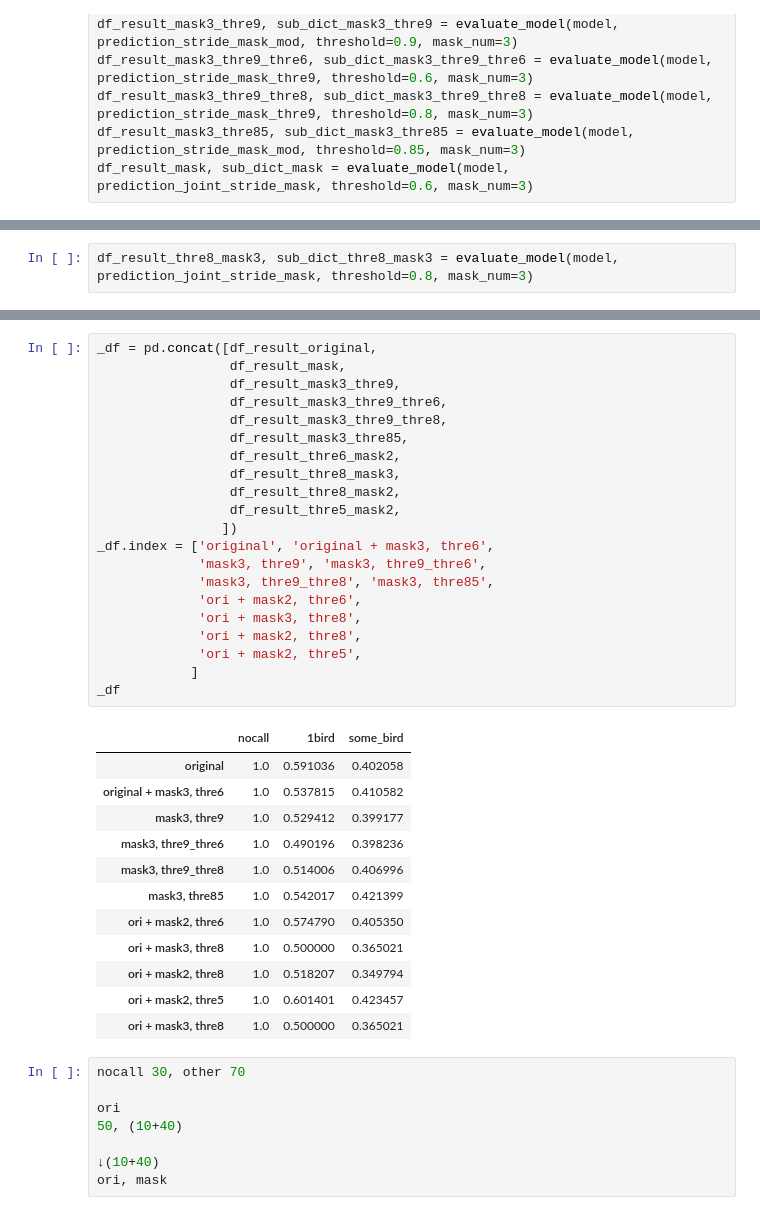
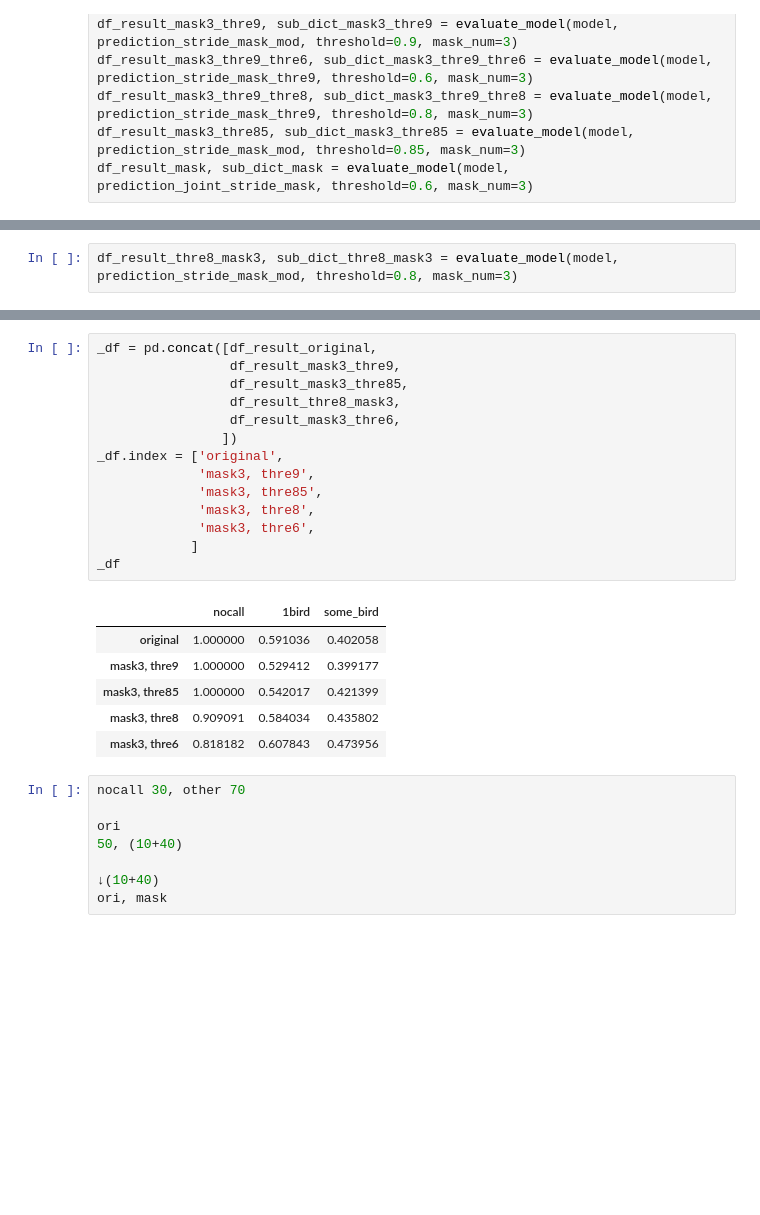
Before and after one commit to fkubota/kaggle-Cornell-Birdcall-Identification, a Jupyter notebook: nb/048_evaluate_stride_mask.ipynb, the cells around one changed output, grey strips where cells are left out. Saved outputs shown, nothing was run; the diff lists cells and outputs as text; blank space fills up the shorter version.

```diff
--- a/nb/048_evaluate_stride_mask.ipynb
+++ b/nb/048_evaluate_stride_mask.ipynb
@@ -2062,7 +2073,7 @@ df_result_thre5_mask2, sub_dict_thre5_mask2 = evaluate_model(model, prediction_j
 [interactive output not drawn]
 [interactive output not drawn]
 # %%
-df_result_thre8_mask3, sub_dict_thre8_mask3 = evaluate_model(model, prediction_joint_stride_mask, threshold=0.8, mask_num=3)
+df_result_thre8_mask3, sub_dict_thre8_mask3 = evaluate_model(model, prediction_stride_mask_mod, threshold=0.8, mask_num=3)
 # %% [output]
 [interactive output not drawn]
 [interactive output not drawn]
@@ -2070,37 +2087,24 @@ df_result_thre8_mask3, sub_dict_thre8_mask3 = evaluate_model(model, prediction_j
 # %%
 _df = pd.concat([df_result_original,
-                 df_result_mask,
                  df_result_mask3_thre9,
-                 df_result_mask3_thre9_thre6,
-                 df_result_mask3_thre9_thre8,
                  df_result_mask3_thre85,
-                 df_result_thre6_mask2,
                  df_result_thre8_mask3,
-                 df_result_thre8_mask2,
-                 df_result_thre5_mask2,
+                 df_result_mask3_thre6,
                 ])
-_df.index = ['original', 'original + mask3, thre6',
-             'mask3, thre9', 'mask3, thre9_thre6',
-             'mask3, thre9_thre8', 'mask3, thre85',
-             'ori + mask2, thre6',
-             'ori + mask3, thre8',
-             'ori + mask2, thre8',
-             'ori + mask2, thre5',
+_df.index = ['original',
+             'mask3, thre9',
+             'mask3, thre85',
+             'mask3, thre8',
+             'mask3, thre6',
             ]
 _df
 # %% [output]
 |  | nocall | 1bird | some_bird |
-| original | 1.0 | 0.591036 | 0.402058 |
-| original + mask3, thre6 | 1.0 | 0.537815 | 0.410582 |
-| mask3, thre9 | 1.0 | 0.529412 | 0.399177 |
-| mask3, thre9_thre6 | 1.0 | 0.490196 | 0.398236 |
-| mask3, thre9_thre8 | 1.0 | 0.514006 | 0.406996 |
-| mask3, thre85 | 1.0 | 0.542017 | 0.421399 |
-| ori + mask2, thre6 | 1.0 | 0.574790 | 0.405350 |
-| ori + mask3, thre8 | 1.0 | 0.500000 | 0.365021 |
-| ori + mask2, thre8 | 1.0 | 0.518207 | 0.349794 |
-| ori + mask2, thre5 | 1.0 | 0.601401 | 0.423457 |
-| ori + mask3, thre8 | 1.0 | 0.500000 | 0.365021 |
+| original | 1.000000 | 0.591036 | 0.402058 |
+| mask3, thre9 | 1.000000 | 0.529412 | 0.399177 |
+| mask3, thre85 | 1.000000 | 0.542017 | 0.421399 |
+| mask3, thre8 | 0.909091 | 0.584034 | 0.435802 |
+| mask3, thre6 | 0.818182 | 0.607843 | 0.473956 |
 # %%
 nocall 30, other 70
 
```
Also changed, not shown: parts of 7 cells of this notebook.
